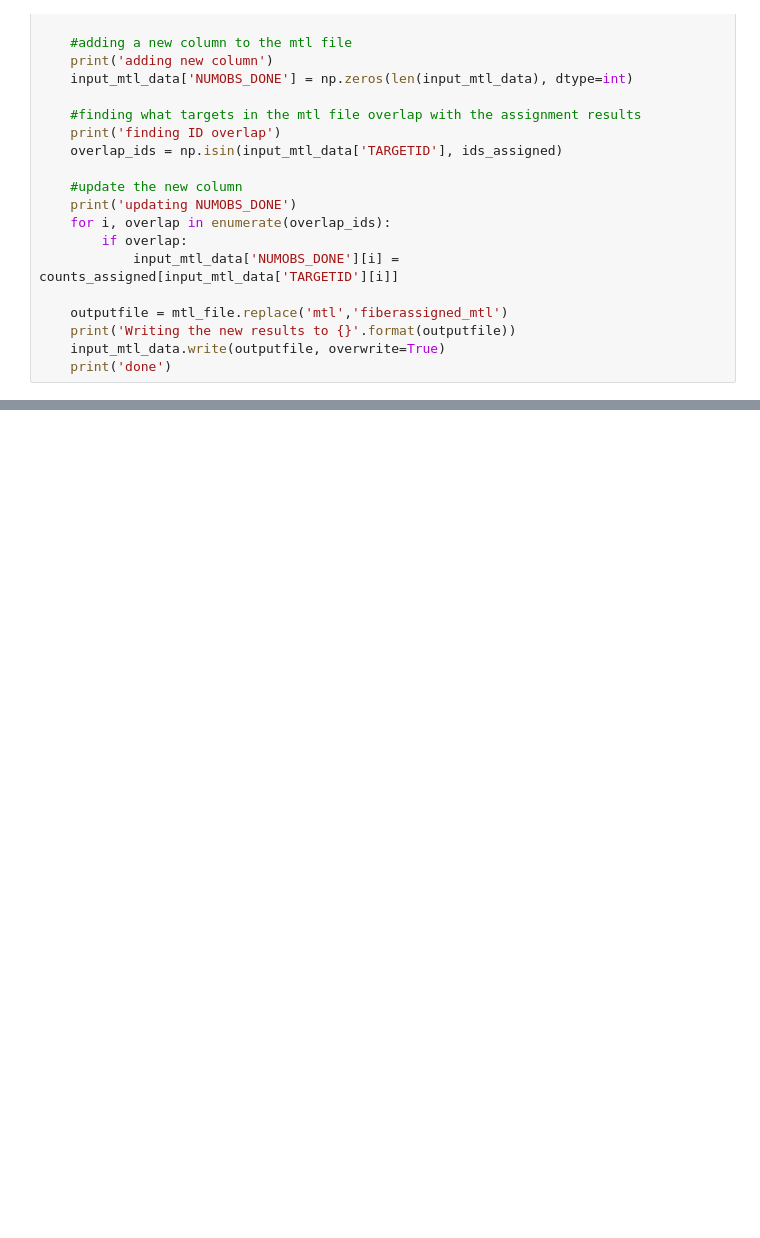
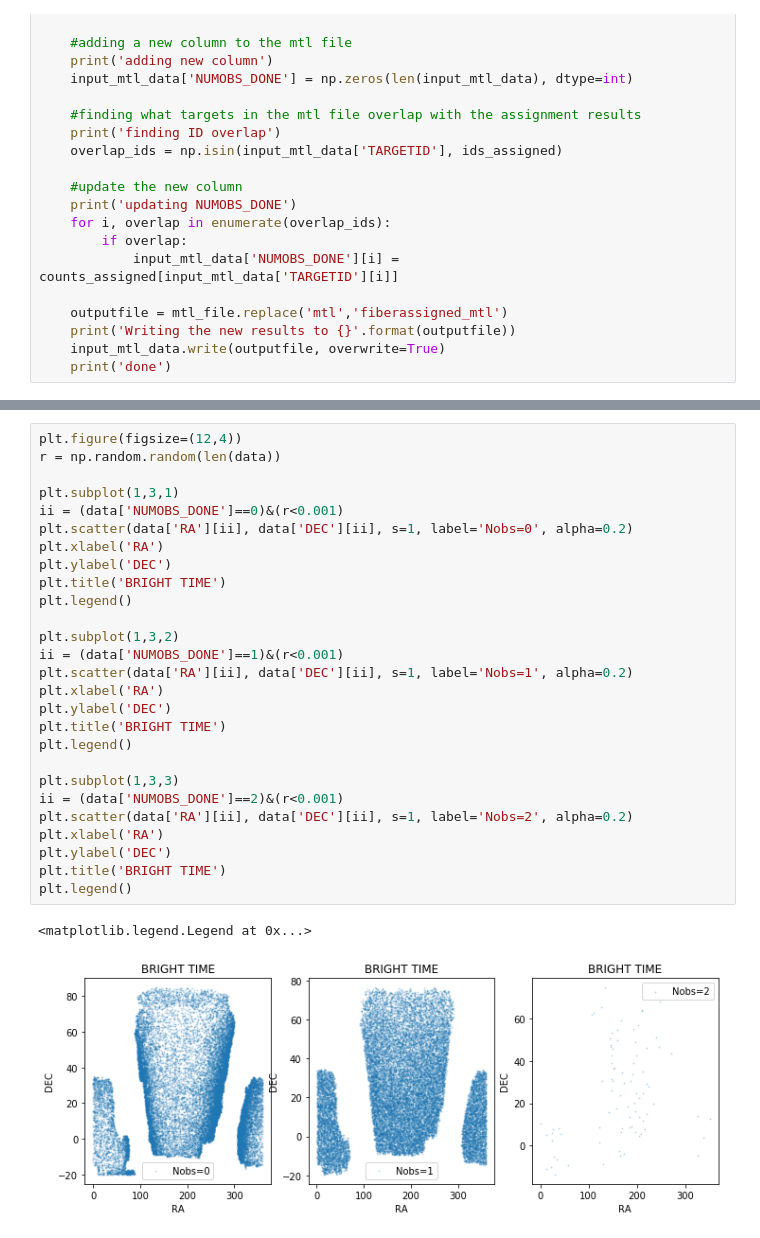
Before and after one commit to forero/fiberassign_explore, a Jupyter notebook: gather_DR8.ipynb, the cells around one changed output, grey strips where cells are left out. Drawn from its saved outputs; the diff is of its cells as text; blank space fills up the shorter version.

```diff
--- a/gather_DR8.ipynb
+++ b/gather_DR8.ipynb
@@ -78,0 +133,30 @@ count_numobs_done("bright_fiberassign/", "dr8_mtl_bright.fits")
+# %%
+plt.figure(figsize=(12,4))
+r = np.random.random(len(data))
+
+plt.subplot(1,3,1)
+ii = (data['NUMOBS_DONE']==0)&(r<0.001)
+plt.scatter(data['RA'][ii], data['DEC'][ii], s=1, label='Nobs=0', alpha=0.2)
+plt.xlabel('RA')
+plt.ylabel('DEC')
+plt.title('BRIGHT TIME')
+plt.legend()
+
+plt.subplot(1,3,2)
+ii = (data['NUMOBS_DONE']==1)&(r<0.001)
+plt.scatter(data['RA'][ii], data['DEC'][ii], s=1, label='Nobs=1', alpha=0.2)
+plt.xlabel('RA')
+plt.ylabel('DEC')
+plt.title('BRIGHT TIME')
+plt.legend()
+
+plt.subplot(1,3,3)
+ii = (data['NUMOBS_DONE']==2)&(r<0.001)
+plt.scatter(data['RA'][ii], data['DEC'][ii], s=1, label='Nobs=2', alpha=0.2)
+plt.xlabel('RA')
+plt.ylabel('DEC')
+plt.title('BRIGHT TIME')
+plt.legend()
+# %% [output]
+<matplotlib.legend.Legend at 0x...>
+[figure, added]
```
Also changed, not shown: parts of 7 cells of this notebook.
